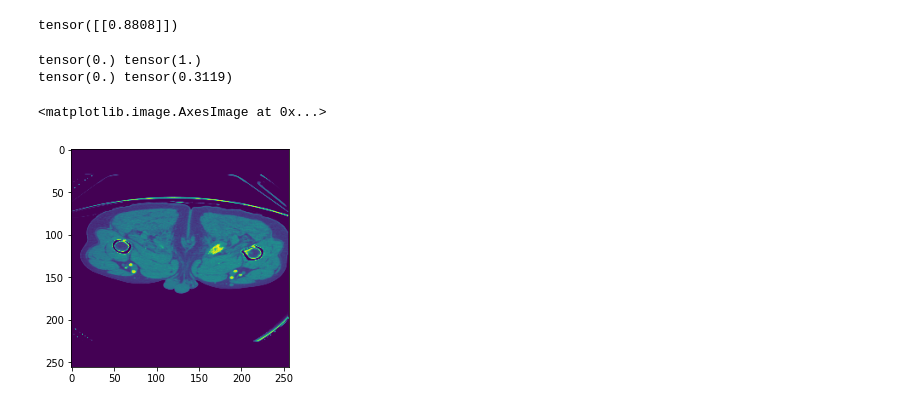
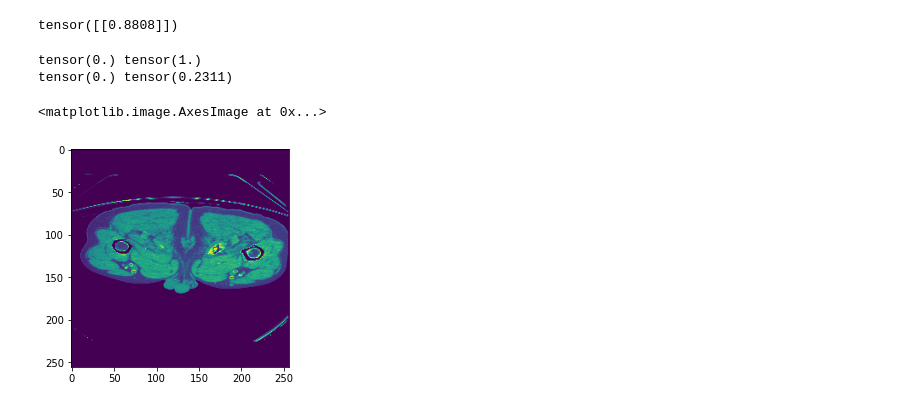
Before and after one commit to marinbenc/domain-specific-transforms, a Jupyter notebook: scratchpad.ipynb, the cells around one changed output. Drawn from its saved outputs; the diff is of its cells as text; code cells hidden in the pictures.

```diff
--- a/scratchpad.ipynb
+++ b/scratchpad.ipynb
@@ -48,6 +48,6 @@ plt.show()
 # %%
 import data.datasets
 # %%
-_, aorta_dataset = data.datasets.get_datasets('aorta', subset='D', augment=False, transforms=[])
+_, aorta_dataset = data.datasets.get_datasets('aorta', subset='D', augment=False)
 # %%
 import matplotlib.pyplot as plt
@@ -69,28 +73,28 @@ tensor([[0.8808]])
 # %%
 import torch
 import torch.nn as nn
 
 def sigmoid(x, k=10):
   return torch.nn.Sigmoid()(x)
 
-theta = torch.tensor([[0.3, 0.4]])
+theta = torch.tensor([[0.3, 0.3]])
 x = aorta_dataset[0][0].unsqueeze(0)
 print(x.min(), x.max())
 
-alpha = 4
+alpha = 50
 
 #plt.imshow(sigmoid((x - theta[:, 0].view(-1, 1, 1, 1))).squeeze().numpy())
 x = x * sigmoid(alpha * (x - theta[:, 0].view(-1, 1, 1, 1)))
 # normalize x to [0, 1]
-x = x * (1 - sigmoid(alpha * (x - theta[:, 1].view(-1, 1, 1, 1))))
+x = x * sigmoid(alpha * (theta[:, 1].view(-1, 1, 1, 1) - x))
 # x = (x - x.min()) / (x.max() - x.min())
 # x = 1 - sigmoid((-x + theta[:, 1].view(-1, 1, 1, 1)))
 # x = (x - x.min()) / (x.max() - x.min())
 normalized = (x - x.min()) / (x.max() - x.min())
 print(x.min(), x.max())
 plt.imshow(x.squeeze().numpy())
 # %% [output]
 tensor(0.) tensor(1.)
-tensor(0.) tensor(0.3119)
+tensor(0.) tensor(0.2311)
 <matplotlib.image.AxesImage at 0x...>
-[figure, old version]
+[figure, new version]
```
Also changed, not shown: parts of 2 cells of this notebook, 4 other files.
